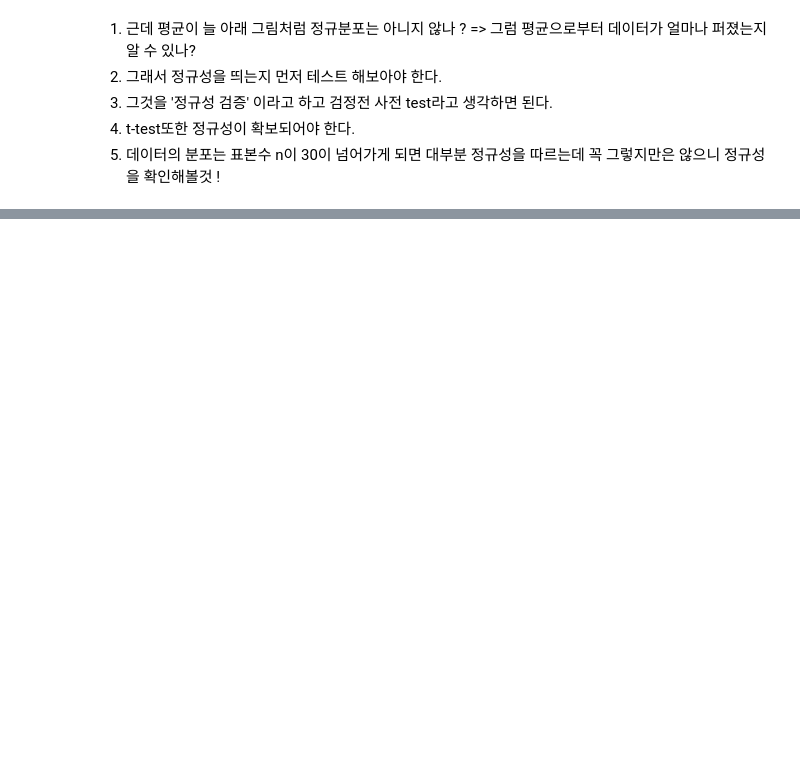
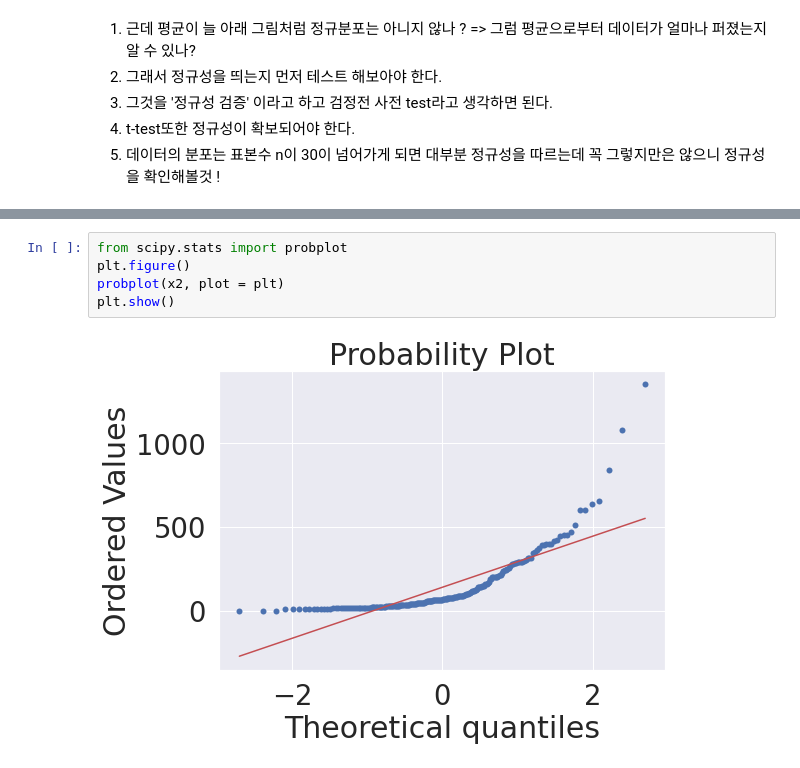
Before and after one commit to syh0397/Statistic_python, a Jupyter notebook: 6_Anova_test_ipynb.ipynb, the cells around one changed output, grey strips where cells are left out. Cells and saved outputs as stored; diff of their text form; blank space fills up the shorter version.

```diff
--- a/6_Anova_test_ipynb.ipynb
+++ b/6_Anova_test_ipynb.ipynb
@@ -169,0 +194,7 @@ Normality_taxis('total')
+# %%
+from scipy.stats import probplot
+plt.figure()
+probplot(x2, plot = plt)
+plt.show()
+# %% [output]
+[figure, added]
```
Also changed, not shown: parts of 54 cells of this notebook.
